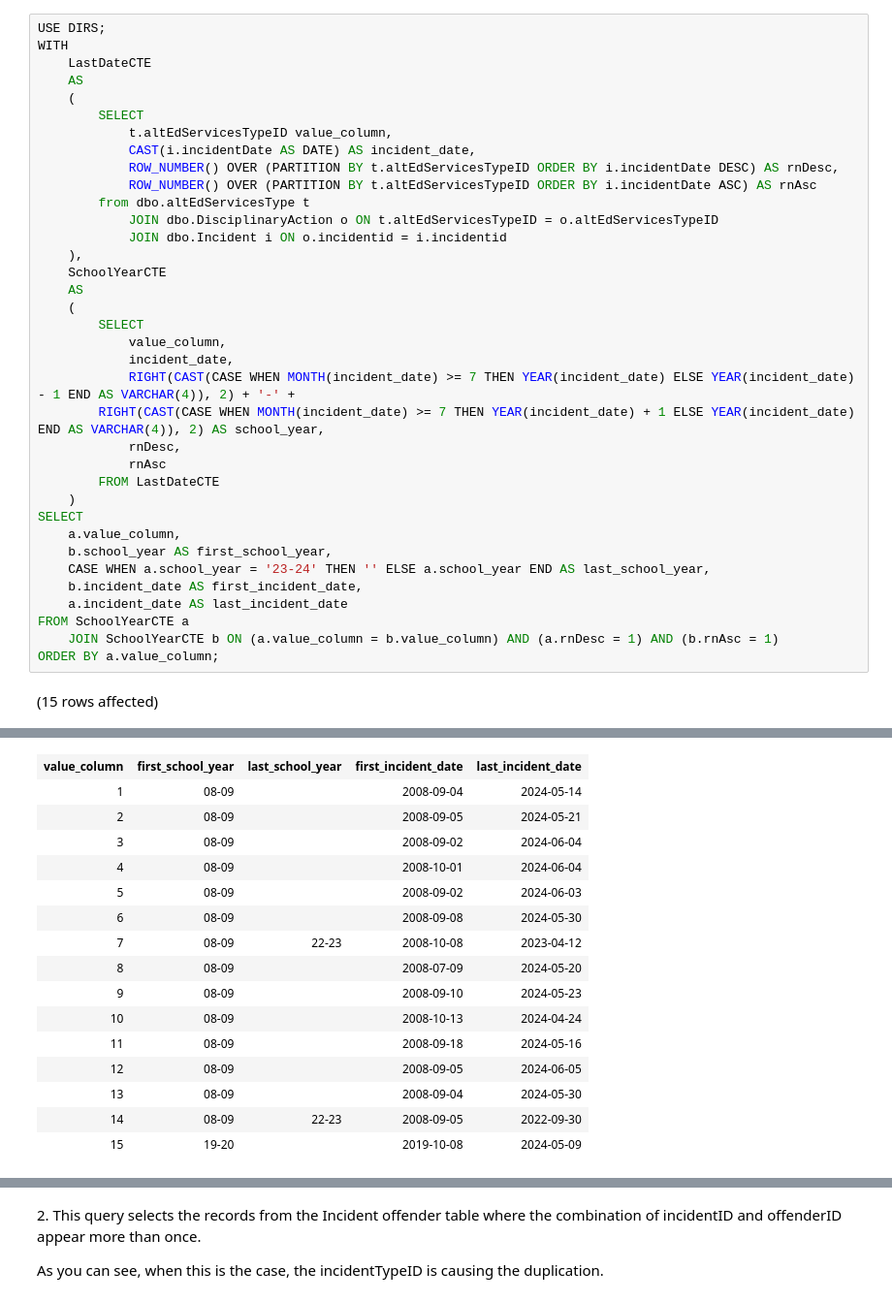
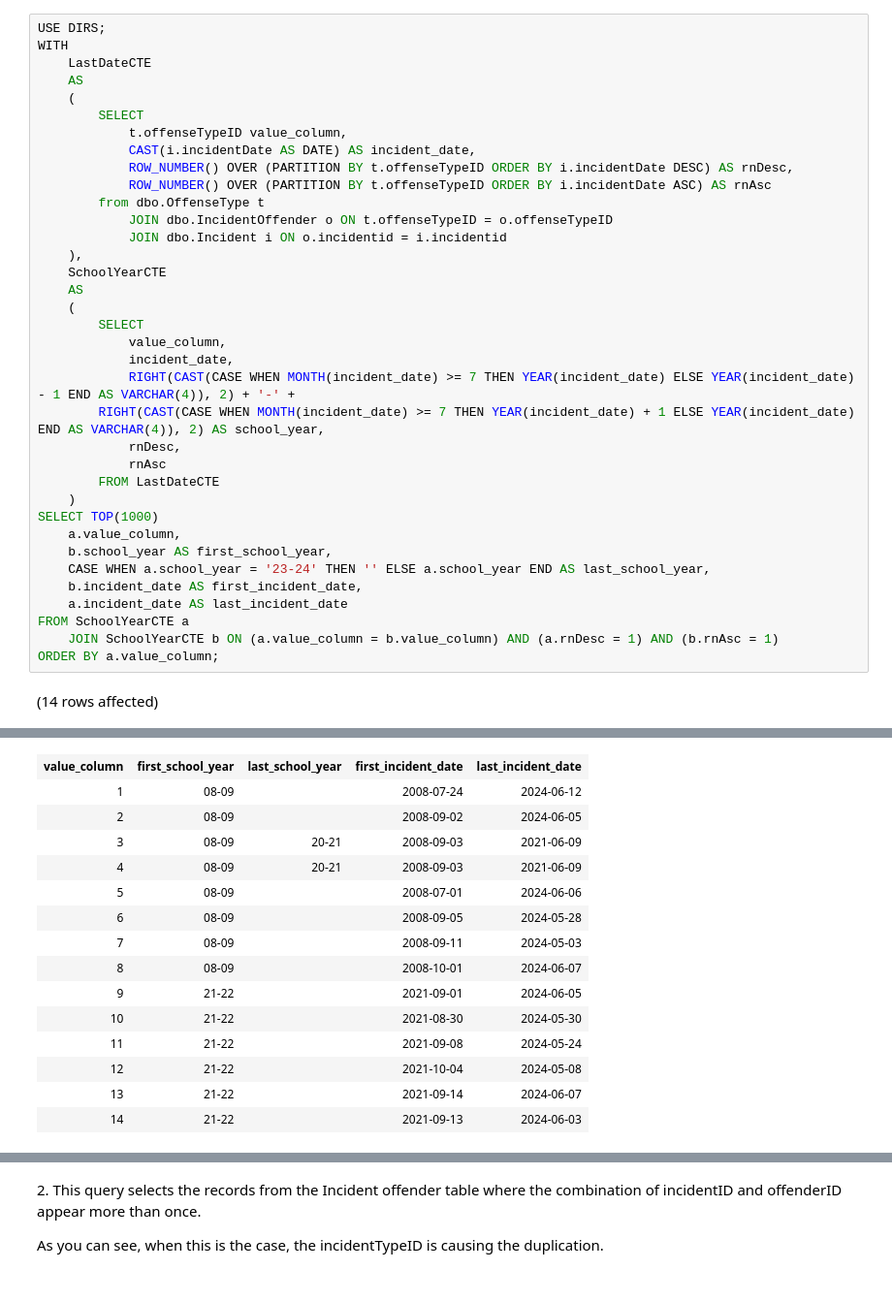
Before and after one commit to mberriMDE/mde-data-dicts, a Jupyter notebook: scripts/Notebook_of_useful_DIRS_queries.ipynb, the cells around one changed output, grey strips where cells are left out. Shown at 97% size. Drawn from its saved outputs; the diff is of its cells as text.

```diff
--- a/scripts/Notebook_of_useful_DIRS_queries.ipynb
+++ b/scripts/Notebook_of_useful_DIRS_queries.ipynb
@@ -7,12 +7,12 @@ WITH
     AS
     (
         SELECT
-            t.altEdServicesTypeID value_column,
+            t.offenseTypeID value_column,
             CAST(i.incidentDate AS DATE) AS incident_date,
-            ROW_NUMBER() OVER (PARTITION BY t.altEdServicesTypeID ORDER BY i.incidentDate DESC) AS rnDesc,
-            ROW_NUMBER() OVER (PARTITION BY t.altEdServicesTypeID ORDER BY i.incidentDate ASC) AS rnAsc
-        from dbo.altEdServicesType t
-            JOIN dbo.DisciplinaryAction o ON t.altEdServicesTypeID = o.altEdServicesTypeID
+            ROW_NUMBER() OVER (PARTITION BY t.offenseTypeID ORDER BY i.incidentDate DESC) AS rnDesc,
+            ROW_NUMBER() OVER (PARTITION BY t.offenseTypeID ORDER BY i.incidentDate ASC) AS rnAsc
+        from dbo.OffenseType t
+            JOIN dbo.IncidentOffender o ON t.offenseTypeID = o.offenseTypeID
             JOIN dbo.Incident i ON o.incidentid = i.incidentid
     ),
     SchoolYearCTE
@@ -27,7 +27,7 @@ WITH
             rnAsc
         FROM LastDateCTE
     )
-SELECT
+SELECT TOP(1000)
     a.value_column,
     b.school_year AS first_school_year,
     CASE WHEN a.school_year = '23-24' THEN '' ELSE a.school_year END AS last_school_year,
@@ -37,4 +37,4 @@ FROM SchoolYearCTE a
     JOIN SchoolYearCTE b ON (a.value_column = b.value_column) AND (a.rnDesc = 1) AND (b.rnAsc = 1)
 ORDER BY a.value_column;
 # %% [output]
-(15 rows affected)
+(14 rows affected)
@@ -42,16 +42,15 @@ Total execution time: 00:00:00.473
 | value_column | first_school_year | last_school_year | first_incident_date | last_incident_date |
-| 1 | 08-09 |  | 2008-09-04 | 2024-05-14 |
-| 2 | 08-09 |  | 2008-09-05 | 2024-05-21 |
-| 3 | 08-09 |  | 2008-09-02 | 2024-06-04 |
-| 4 | 08-09 |  | 2008-10-01 | 2024-06-04 |
-| 5 | 08-09 |  | 2008-09-02 | 2024-06-03 |
-| 6 | 08-09 |  | 2008-09-08 | 2024-05-30 |
-| 7 | 08-09 | 22-23 | 2008-10-08 | 2023-04-12 |
-| 8 | 08-09 |  | 2008-07-09 | 2024-05-20 |
-| 9 | 08-09 |  | 2008-09-10 | 2024-05-23 |
-| 10 | 08-09 |  | 2008-10-13 | 2024-04-24 |
-| 11 | 08-09 |  | 2008-09-18 | 2024-05-16 |
-| 12 | 08-09 |  | 2008-09-05 | 2024-06-05 |
-| 13 | 08-09 |  | 2008-09-04 | 2024-05-30 |
-| 14 | 08-09 | 22-23 | 2008-09-05 | 2022-09-30 |
-| 15 | 19-20 |  | 2019-10-08 | 2024-05-09 |
+| 1 | 08-09 |  | 2008-07-24 | 2024-06-12 |
+| 2 | 08-09 |  | 2008-09-02 | 2024-06-05 |
+| 3 | 08-09 | 20-21 | 2008-09-03 | 2021-06-09 |
+| 4 | 08-09 | 20-21 | 2008-09-03 | 2021-06-09 |
+| 5 | 08-09 |  | 2008-07-01 | 2024-06-06 |
+| 6 | 08-09 |  | 2008-09-05 | 2024-05-28 |
+| 7 | 08-09 |  | 2008-09-11 | 2024-05-03 |
+| 8 | 08-09 |  | 2008-10-01 | 2024-06-07 |
+| 9 | 21-22 |  | 2021-09-01 | 2024-06-05 |
+| 10 | 21-22 |  | 2021-08-30 | 2024-05-30 |
+| 11 | 21-22 |  | 2021-09-08 | 2024-05-24 |
+| 12 | 21-22 |  | 2021-10-04 | 2024-05-08 |
+| 13 | 21-22 |  | 2021-09-14 | 2024-06-07 |
+| 14 | 21-22 |  | 2021-09-13 | 2024-06-03 |
```
Also changed, not shown: parts of 8 cells of this notebook, 6 other files.
